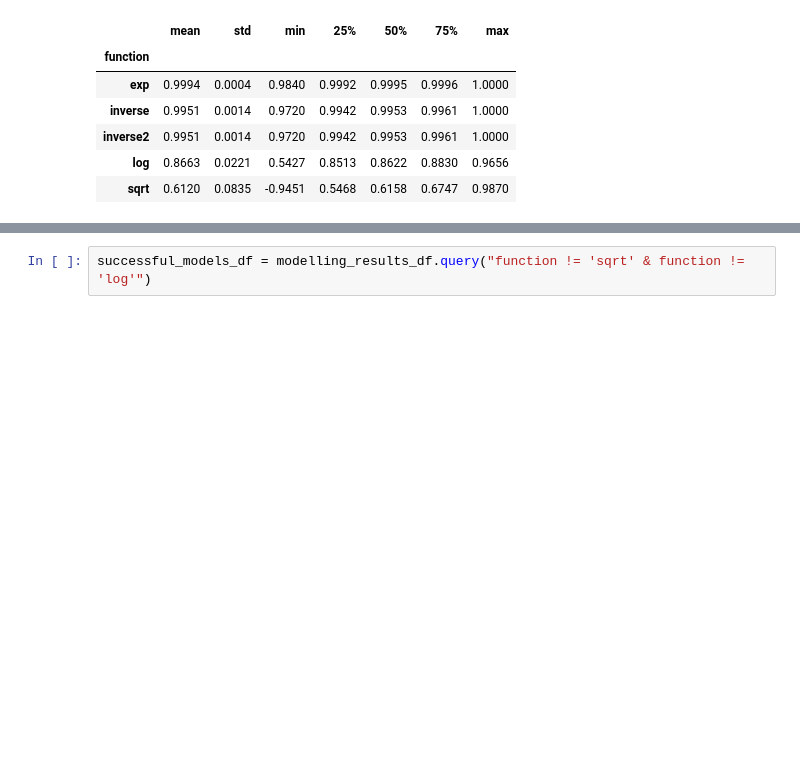
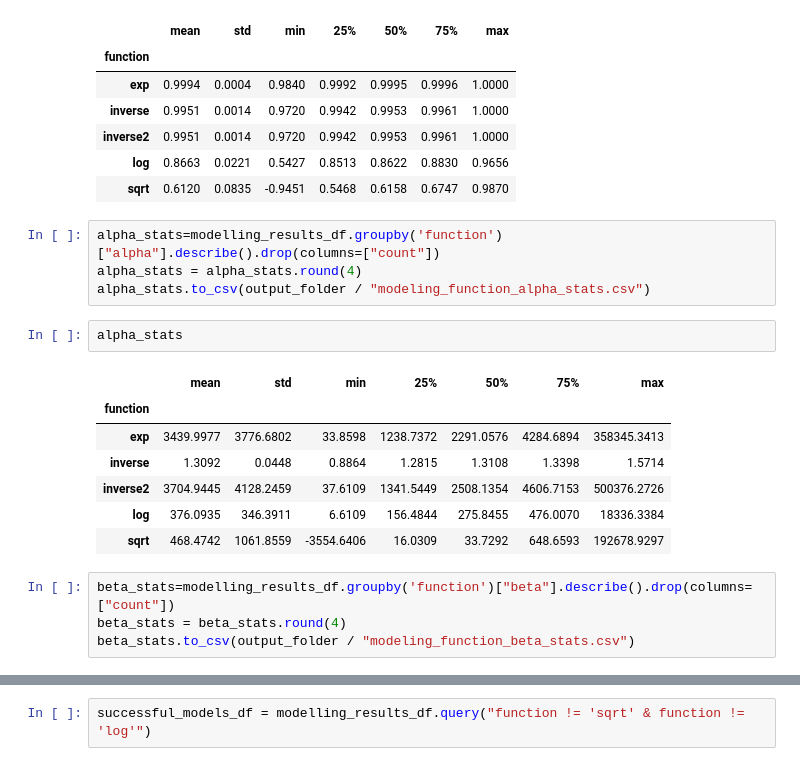
Before and after one commit to EtienneReboul/smiles_blocks, a Jupyter notebook: notebooks/2-er-visualize_modeling_results.ipynb, the cells around one changed output, grey strips where cells are left out. Cells and saved outputs as stored; diff of their text form; blank space fills up the shorter version.

Commit message:
additional statistic for randomized SMILES modelling

```diff
--- a/notebooks/2-er-visualize_modeling_results.ipynb
+++ b/notebooks/2-er-visualize_modeling_results.ipynb
@@ -79,3 +79,21 @@ r2_stats
 | inverse2 | 0.9951 | 0.0014 | 0.9720 | 0.9942 | 0.9953 | 0.9961 | 1.0000 |
 | log | 0.8663 | 0.0221 | 0.5427 | 0.8513 | 0.8622 | 0.8830 | 0.9656 |
 | sqrt | 0.6120 | 0.0835 | -0.9451 | 0.5468 | 0.6158 | 0.6747 | 0.9870 |
+# %%
+alpha_stats=modelling_results_df.groupby('function')["alpha"].describe().drop(columns=["count"])
+alpha_stats = alpha_stats.round(4)
+alpha_stats.to_csv(output_folder / "modeling_function_alpha_stats.csv")
+# %%
+alpha_stats
+# %% [output]
+|  | mean | std | min | 25% | 50% | 75% | max |
+| function |  |  |  |  |  |  |  |
+| exp | 3439.9977 | 3776.6802 | 33.8598 | 1238.7372 | 2291.0576 | 4284.6894 | 358345.3413 |
+| inverse | 1.3092 | 0.0448 | 0.8864 | 1.2815 | 1.3108 | 1.3398 | 1.5714 |
+| inverse2 | 3704.9445 | 4128.2459 | 37.6109 | 1341.5449 | 2508.1354 | 4606.7153 | 500376.2726 |
+| log | 376.0935 | 346.3911 | 6.6109 | 156.4844 | 275.8455 | 476.0070 | 18336.3384 |
+| sqrt | 468.4742 | 1061.8559 | -3554.6406 | 16.0309 | 33.7292 | 648.6593 | 192678.9297 |
+# %%
+beta_stats=modelling_results_df.groupby('function')["beta"].describe().drop(columns=["count"])
+beta_stats = beta_stats.round(4)
+beta_stats.to_csv(output_folder / "modeling_function_beta_stats.csv")
```
Also changed, not shown: parts of 2 cells of this notebook, 2 other files.
